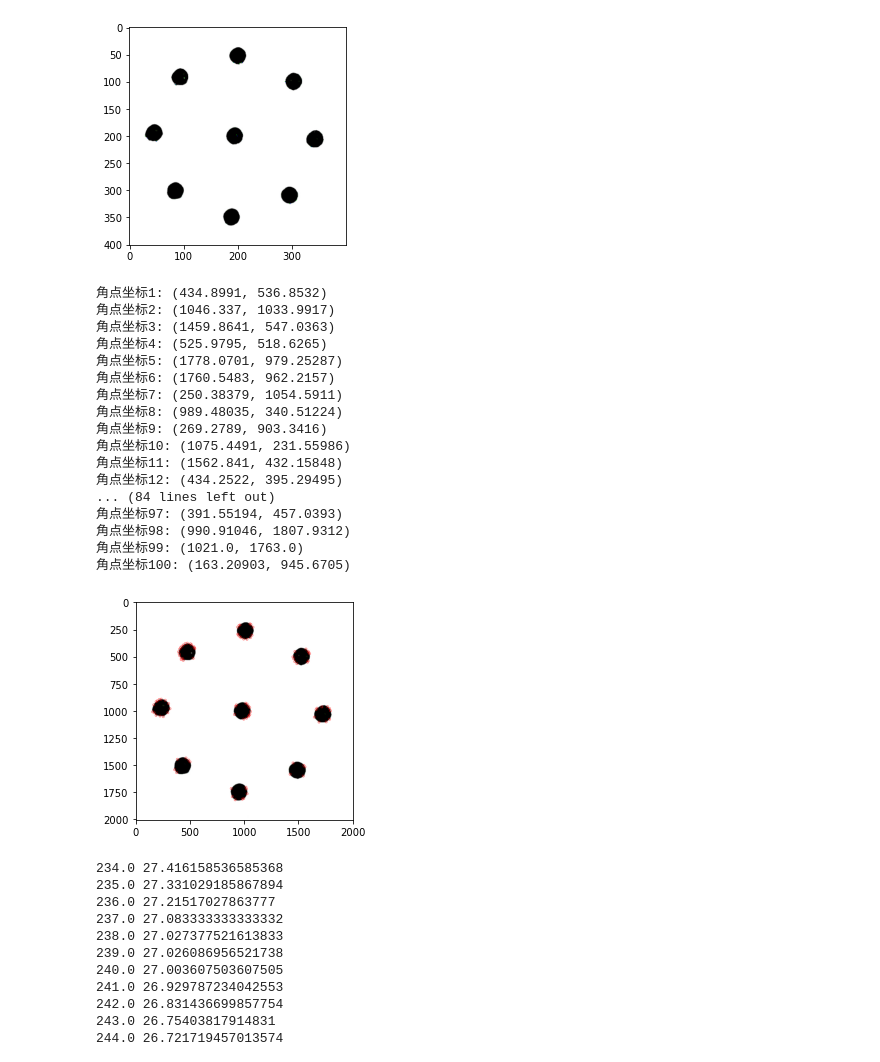
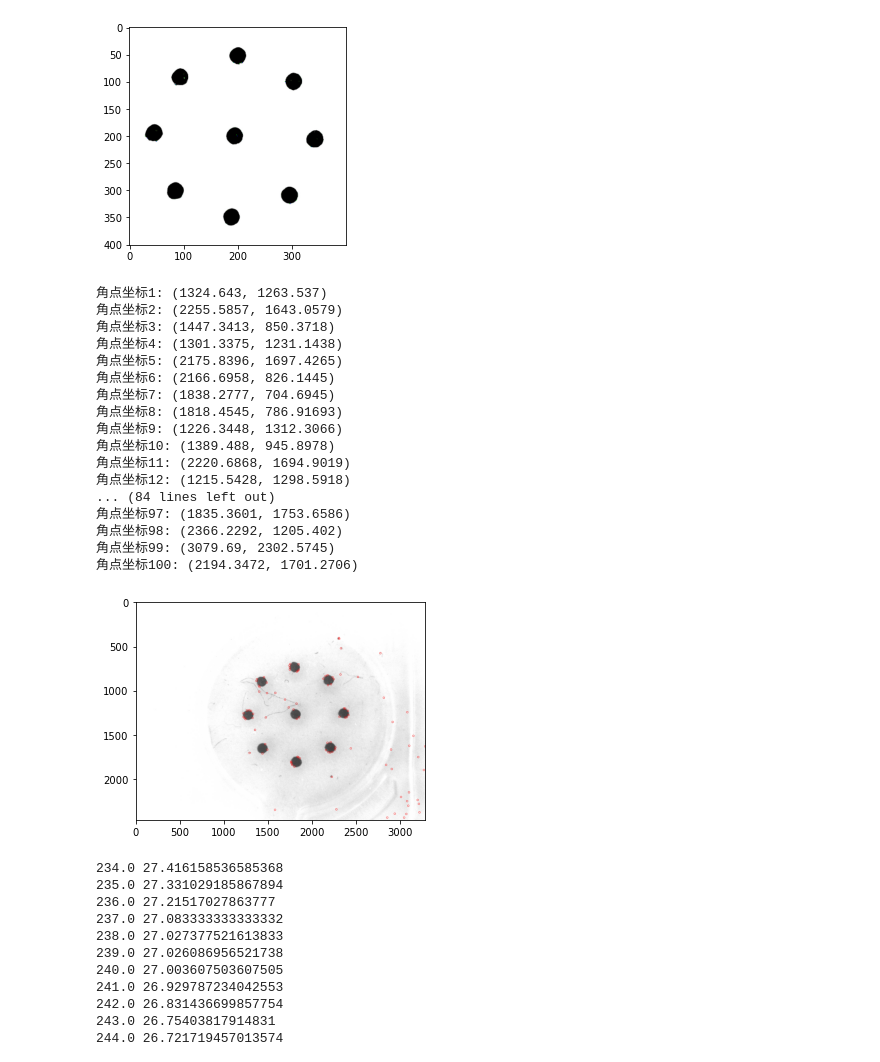
Before and after one commit to ADI-DESIGNS/AimBiotech, a Jupyter notebook: Code/V3 - Subpixel Method/Prac 1 .ipynb, the cells around one changed output. Drawn from its saved outputs; the diff is of its cells as text; code cells hidden in the pictures.

Commit message:
Changed Image
*cannot remember the reason, but this project pending/finish alr

```diff
--- a/Code/V3 - Subpixel Method/Prac 1 .ipynb
+++ b/Code/V3 - Subpixel Method/Prac 1 .ipynb
@@ -127,49 +127,49 @@ this is centroids
 # %%
 # https://blog.csdn.net/weixin_45645281/article/details/105542473
 import cv2 as cv
 import numpy as np
 import matplotlib.pyplot as plt
 if __name__=='__main__':
-    img=cv.imread("foo00.jpg")
+    img=cv.imread("Improved108.jpg")
     gray_img=cv.cvtColor(img,cv.COLOR_BGR2GRAY)
     result_img=img.copy()
     #Shi-Tomasi角点检测
     corners=cv.goodFeaturesToTrack(gray_img,100,0.01,10,blockSize=3,useHarrisDetector=False,k=0.04)
     #迭代算法模板（1.类型 2.迭代次数 3.阈值）
     criteria=(cv.TermCriteria_EPS+cv.TermCriteria_MAX_ITER,30,0.01)
     #亚像素角点检测
     corners2=cv.cornerSubPix(gray_img,corners,(5,5),(-1,-1),criteria)
     j=0
     for i in corners2:
         x,y=i.ravel()
         j=j+1
         cv.circle(result_img,(x,y),10,(255,0,0),2)
         print("角点坐标"+str(j)+":",(x,y))
 #     cv.imshow("original image", img)
 #     cv.imshow("result image",result_img)
     plt.imshow(result_img)
     cv.imwrite("ma.jpg",result_img)
     cv.waitKey(0)
     cv.destroyAllWindows()
 # %% [output]
-角点坐标1: (434.8991, 536.8532)
-角点坐标2: (1046.337, 1033.9917)
-角点坐标3: (1459.8641, 547.0363)
-角点坐标4: (525.9795, 518.6265)
-角点坐标5: (1778.0701, 979.25287)
-角点坐标6: (1760.5483, 962.2157)
-角点坐标7: (250.38379, 1054.5911)
-角点坐标8: (989.48035, 340.51224)
-角点坐标9: (269.2789, 903.3416)
-角点坐标10: (1075.4491, 231.55986)
-角点坐标11: (1562.841, 432.15848)
-角点坐标12: (434.2522, 395.29495)
+角点坐标1: (1324.643, 1263.537)
+角点坐标2: (2255.5857, 1643.0579)
+角点坐标3: (1447.3413, 850.3718)
+角点坐标4: (1301.3375, 1231.1438)
+角点坐标5: (2175.8396, 1697.4265)
+角点坐标6: (2166.6958, 826.1445)
+角点坐标7: (1838.2777, 704.6945)
+角点坐标8: (1818.4545, 786.91693)
+角点坐标9: (1226.3448, 1312.3066)
+角点坐标10: (1389.488, 945.8978)
+角点坐标11: (2220.6868, 1694.9019)
+角点坐标12: (1215.5428, 1298.5918)
 ... (84 lines left out)
-角点坐标97: (391.55194, 457.0393)
-角点坐标98: (990.91046, 1807.9312)
-角点坐标99: (1021.0, 1763.0)
-角点坐标100: (163.20903, 945.6705)
+角点坐标97: (1835.3601, 1753.6586)
+角点坐标98: (2366.2292, 1205.402)
+角点坐标99: (3079.69, 2302.5745)
+角点坐标100: (2194.3472, 1701.2706)
-[figure, old version]
+[figure, new version]
 # %%
 # https://codeleading.com/article/56385214025/
 import time
```
Also changed, not shown: 2 other files.
